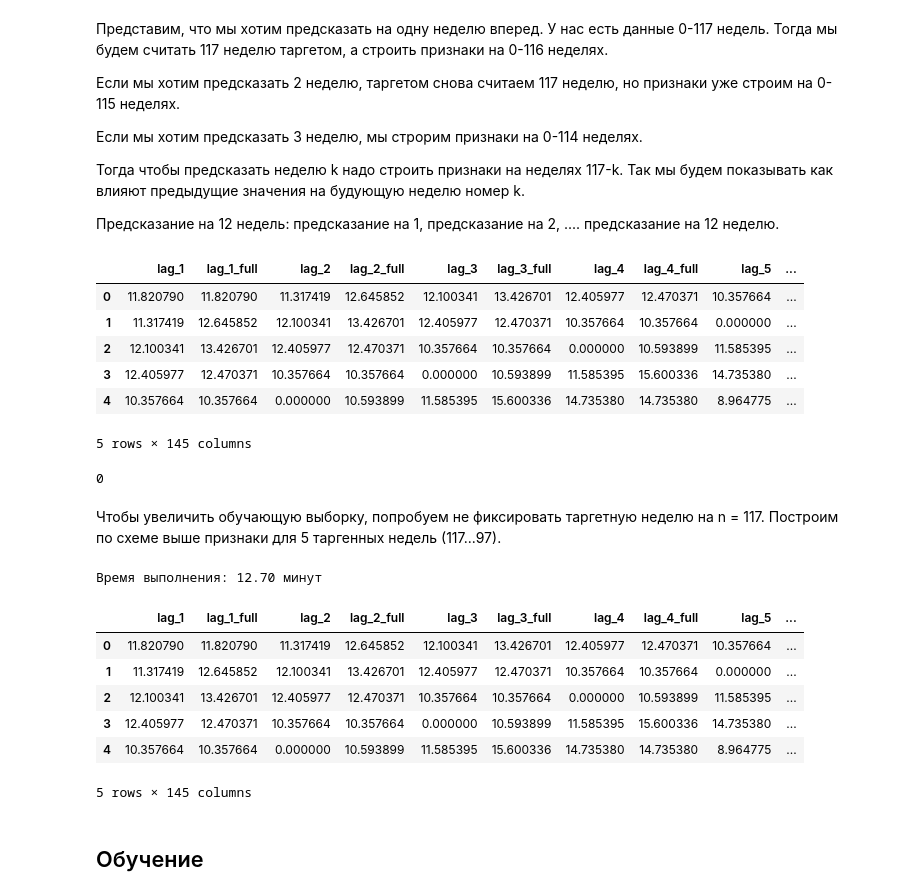
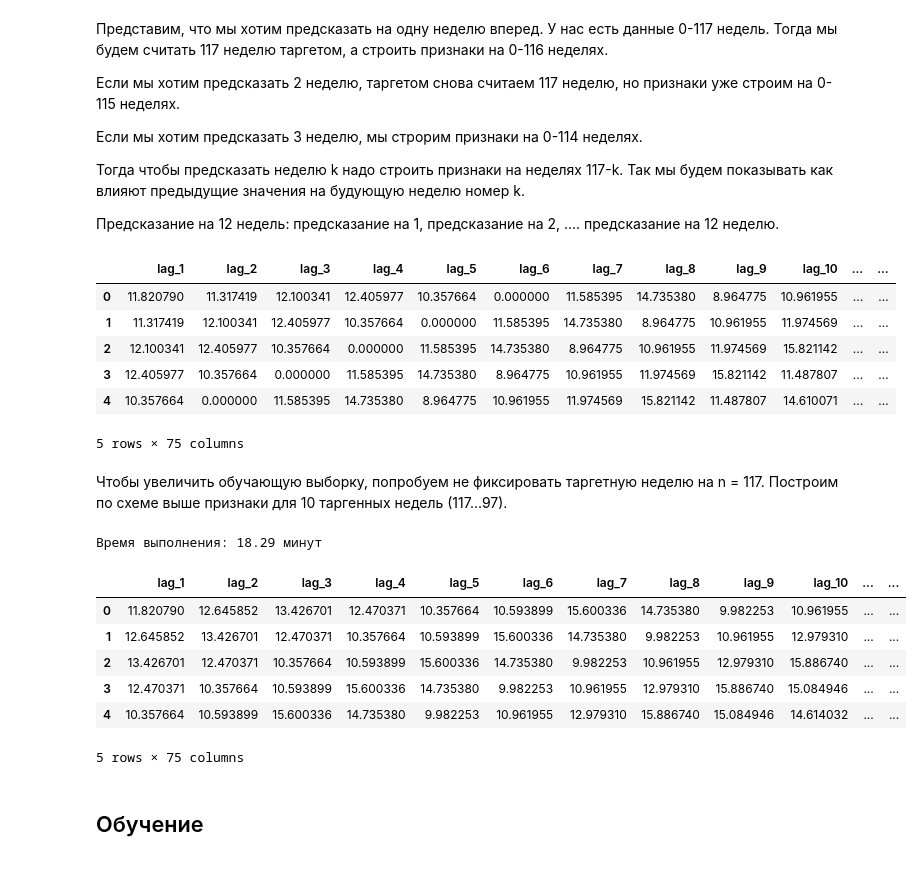
Before and after one commit to oleander-twig/bank_transfers_forecasting, a Jupyter notebook: transactions_xgboost.ipynb, the cells around one changed output. Cells and saved outputs as stored; diff of their text form; code cells hidden in the pictures.

```diff
--- a/transactions_xgboost.ipynb
+++ b/transactions_xgboost.ipynb
@@ -134,10 +132,10 @@ trns = trns.groupby(["week", "doc_payer_inn"], as_index=False, sort=False).agg({
     "part": "first",
 }).rename(columns={
                  "doc_payer_inn": "inn_id",
-                 "trns_amount": "trns_amount",
+                 "trns_amount": "target",
              })
 # %%
-trns = pd.merge(trns, trns_vtb, on=["week", "inn_id"], how="left")
+# trns = pd.merge(trns, trns_vtb, on=["week", "inn_id"], how="left")
 # %%
 trns.head()
 # %% [output]
@@ -257,7 +263,7 @@ prof.head()
 # %% [markdown]
 Хотим в признаках зафиксировать связь предыдущих событий на будующие. Для этого будем использовать лаги.
 # %%
-def _lags_row_at_cutoff(n: int, weeks: np.ndarray, y: np.ndarray, full_amount: np.array, max_lag: int = 70):
+def _lags_row_at_cutoff(n: int, weeks: np.ndarray, y: np.ndarray, max_lag: int = 70):
     """Одна строка лагов для недели n (эквивалент shift)"""
 
     mask = (weeks <= n) & (weeks >= n - max_lag)
@@ -265,14 +271,12 @@ def _lags_row_at_cutoff(n: int, weeks: np.ndarray, y: np.ndarray, full_amount: n
 
     w = weeks[idx] # отфильтрованные недели в нужном диапозоне
     yy = y[idx] # отфильтрованные таргеты в нужном диапозоне
-    ff = full_amount[idx]
     pos = int(np.where(w == n)[0][0])
 
     row = {}
     for lag in range(1, max_lag + 1):
         j = pos - lag
         row[f"lag_{lag}"] = float(yy[j])
-        row[f"lag_{lag}_full"] = float(ff[j])
     return row
 
 def get_features(n, df) -> pd.DataFrame:
@@ -298,12 +302,12 @@ def build_features_horizons_for_inn(
     g = inn_df.sort_values("week")
     weeks = g["week"].to_numpy()
     y = g["target"].to_numpy(dtype=float)
-    full_amount = g["trns_amount"].to_numpy(dtype=float)
+    # full_amount = g["trns_amount"].to_numpy(dtype=float)
 
     rows = []
     for i in range(k):
         cutoff = n_target - i
-        row = _lags_row_at_cutoff(cutoff, weeks, y, full_amount, max_lag)
+        row = _lags_row_at_cutoff(cutoff, weeks, y, max_lag)
         row['inn_id'] = inn_df['inn_id'].iloc[0] # чтобы потом по inn доклеить profiles
         rows.append(row)
 
@@ -354,20 +358,18 @@ train[lag_target_cols] = train[lag_target_cols].applymap(lambda x: np.log(x + 1)
 
 train.head()
 # %% [output]
-|  | lag_1 | lag_1_full | lag_2 | lag_2_full | lag_3 | lag_3_full | lag_4 | lag_4_full | lag_5 | ... |
-| 0 | 11.820790 | 11.820790 | 11.317419 | 12.645852 | 12.100341 | 13.426701 | 12.405977 | 12.470371 | 10.357664 | ... |
-| 1 | 11.317419 | 12.645852 | 12.100341 | 13.426701 | 12.405977 | 12.470371 | 10.357664 | 10.357664 | 0.000000 | ... |
-| 2 | 12.100341 | 13.426701 | 12.405977 | 12.470371 | 10.357664 | 10.357664 | 0.000000 | 10.593899 | 11.585395 | ... |
-| 3 | 12.405977 | 12.470371 | 10.357664 | 10.357664 | 0.000000 | 10.593899 | 11.585395 | 15.600336 | 14.735380 | ... |
-| 4 | 10.357664 | 10.357664 | 0.000000 | 10.593899 | 11.585395 | 15.600336 | 14.735380 | 14.735380 | 8.964775 | ... |
+|  | lag_1 | lag_2 | lag_3 | lag_4 | lag_5 | lag_6 | lag_7 | lag_8 | lag_9 | lag_10 | ... | ... |
+| 0 | 11.820790 | 11.317419 | 12.100341 | 12.405977 | 10.357664 | 0.000000 | 11.585395 | 14.735380 | 8.964775 | 10.961955 | ... | ... |
+| 1 | 11.317419 | 12.100341 | 12.405977 | 10.357664 | 0.000000 | 11.585395 | 14.735380 | 8.964775 | 10.961955 | 11.974569 | ... | ... |
+| 2 | 12.100341 | 12.405977 | 10.357664 | 0.000000 | 11.585395 | 14.735380 | 8.964775 | 10.961955 | 11.974569 | 15.821142 | ... | ... |
+| 3 | 12.405977 | 10.357664 | 0.000000 | 11.585395 | 14.735380 | 8.964775 | 10.961955 | 11.974569 | 15.821142 | 11.487807 | ... | ... |
+| 4 | 10.357664 | 0.000000 | 11.585395 | 14.735380 | 8.964775 | 10.961955 | 11.974569 | 15.821142 | 11.487807 | 14.610071 | ... | ... |
-5 rows × 145 columns
+5 rows × 75 columns
 # %%
 del train
 gc.collect()
-# %% [output]
-0
 # %% [markdown]
-Чтобы увеличить обучающую выборку, попробуем не фиксировать таргетную неделю на n = 117. Построим по схеме выше признаки для 5 таргенных недель (117...97).
+Чтобы увеличить обучающую выборку, попробуем не фиксировать таргетную неделю на n = 117. Построим по схеме выше признаки для 10 таргенных недель (117...97).
 # %%
 def sample_n(n, df) -> pd.DataFrame:
     """ Собрать обучающую выборку для недели n """
@@ -392,40 +394,40 @@ def sample_n(n, df) -> pd.DataFrame:
 # %%
 import time
 
 start_time = time.perf_counter()
 
-N = 5
+N = 10
 train_parts = []
 
 for i in range(N):
     n = 117 - i
     train_parts.append(sample_n(n, trns))
 
 train = pd.concat(train_parts, ignore_index=True) if train_parts else pd.DataFrame()
 
 # добавление категориальных признаков
 train = train.merge(prof, on="inn_id", how="left")
 for col in cat_cols:
     train[col] = train[col].fillna(-1).astype("category")
 train = train.drop(columns=["inn_id"], errors="ignore")
 
 # логарифмирование
 lag_target_cols = [c for c in train.columns if c.startswith("lag_") or c == "target" or c == 'trns_amount']
 train[lag_target_cols] = train[lag_target_cols].applymap(lambda x: np.log(x + 1))
 
 end_time = time.perf_counter()
 execution_time = (end_time - start_time) / 60
 
 print(f"Время выполнения: {execution_time:.2f} минут")
 
 train.head()
 # %% [output]
-Время выполнения: 12.70 минут
+Время выполнения: 18.29 минут
-|  | lag_1 | lag_1_full | lag_2 | lag_2_full | lag_3 | lag_3_full | lag_4 | lag_4_full | lag_5 | ... |
-| 0 | 11.820790 | 11.820790 | 11.317419 | 12.645852 | 12.100341 | 13.426701 | 12.405977 | 12.470371 | 10.357664 | ... |
-| 1 | 11.317419 | 12.645852 | 12.100341 | 13.426701 | 12.405977 | 12.470371 | 10.357664 | 10.357664 | 0.000000 | ... |
-| 2 | 12.100341 | 13.426701 | 12.405977 | 12.470371 | 10.357664 | 10.357664 | 0.000000 | 10.593899 | 11.585395 | ... |
-| 3 | 12.405977 | 12.470371 | 10.357664 | 10.357664 | 0.000000 | 10.593899 | 11.585395 | 15.600336 | 14.735380 | ... |
-| 4 | 10.357664 | 10.357664 | 0.000000 | 10.593899 | 11.585395 | 15.600336 | 14.735380 | 14.735380 | 8.964775 | ... |
+|  | lag_1 | lag_2 | lag_3 | lag_4 | lag_5 | lag_6 | lag_7 | lag_8 | lag_9 | lag_10 | ... | ... |
+| 0 | 11.820790 | 12.645852 | 13.426701 | 12.470371 | 10.357664 | 10.593899 | 15.600336 | 14.735380 | 9.982253 | 10.961955 | ... | ... |
+| 1 | 12.645852 | 13.426701 | 12.470371 | 10.357664 | 10.593899 | 15.600336 | 14.735380 | 9.982253 | 10.961955 | 12.979310 | ... | ... |
+| 2 | 13.426701 | 12.470371 | 10.357664 | 10.593899 | 15.600336 | 14.735380 | 9.982253 | 10.961955 | 12.979310 | 15.886740 | ... | ... |
+| 3 | 12.470371 | 10.357664 | 10.593899 | 15.600336 | 14.735380 | 9.982253 | 10.961955 | 12.979310 | 15.886740 | 15.084946 | ... | ... |
+| 4 | 10.357664 | 10.593899 | 15.600336 | 14.735380 | 9.982253 | 10.961955 | 12.979310 | 15.886740 | 15.084946 | 14.614032 | ... | ... |
-5 rows × 145 columns
+5 rows × 75 columns
 # %%
```
Also changed, not shown: parts of 11 cells of this notebook, 14 other files.
